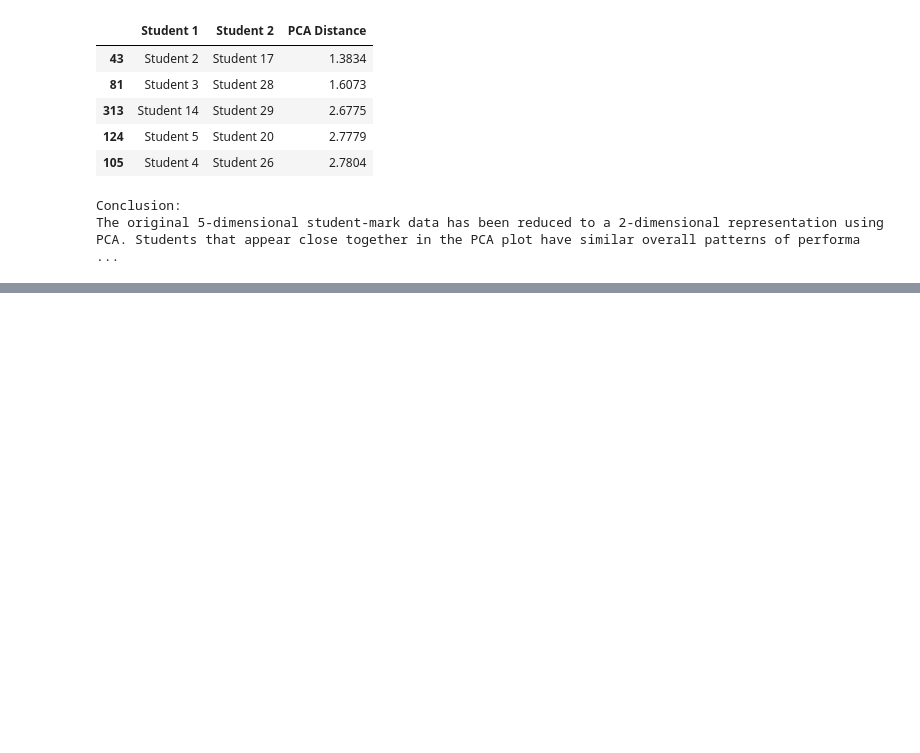
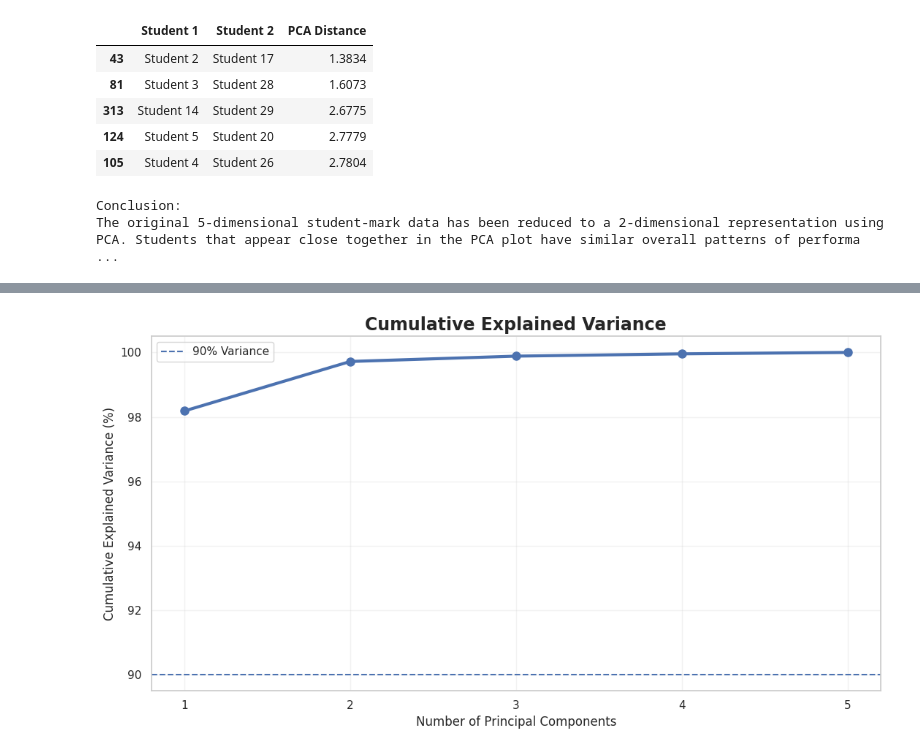
Before and after one commit to kiethema123-csm/Team4, a Jupyter notebook: Incredible_py.ipynb, the cells around one changed output, grey strips where cells are left out. Drawn from its saved outputs; the diff is of its cells as text; code cells hidden in the pictures; blank space fills up the shorter version.

```diff
--- a/Incredible_py.ipynb
+++ b/Incredible_py.ipynb
@@ -817,0 +1593,50 @@ custom_marks = np.array([
+# %%
+# ============================================
+# CELL 16: CUMULATIVE VARIANCE
+# ============================================
+
+plt.figure(figsize=(11, 6))
+
+plt.plot(
+    range(1, 6),
+    cumulative_variance * 100,
+    marker="o",
+    linewidth=3,
+    markersize=8
+)
+
+plt.axhline(
+    90,
+    linestyle="--",
+    label="90% Variance"
+)
+
+plt.xticks(
+    range(1, 6)
+)
+
+plt.xlabel(
+    "Number of Principal Components"
+)
+
+plt.ylabel(
+    "Cumulative Explained Variance (%)"
+)
+
+plt.title(
+    "Cumulative Explained Variance",
+    fontsize=17,
+    fontweight="bold"
+)
+
+plt.legend()
+
+plt.grid(
+    alpha=0.25
+)
+
+plt.tight_layout()
+
+plt.show()
+# %% [output]
+[figure, added]
```
Also changed, not shown: parts of 20 cells of this notebook.
